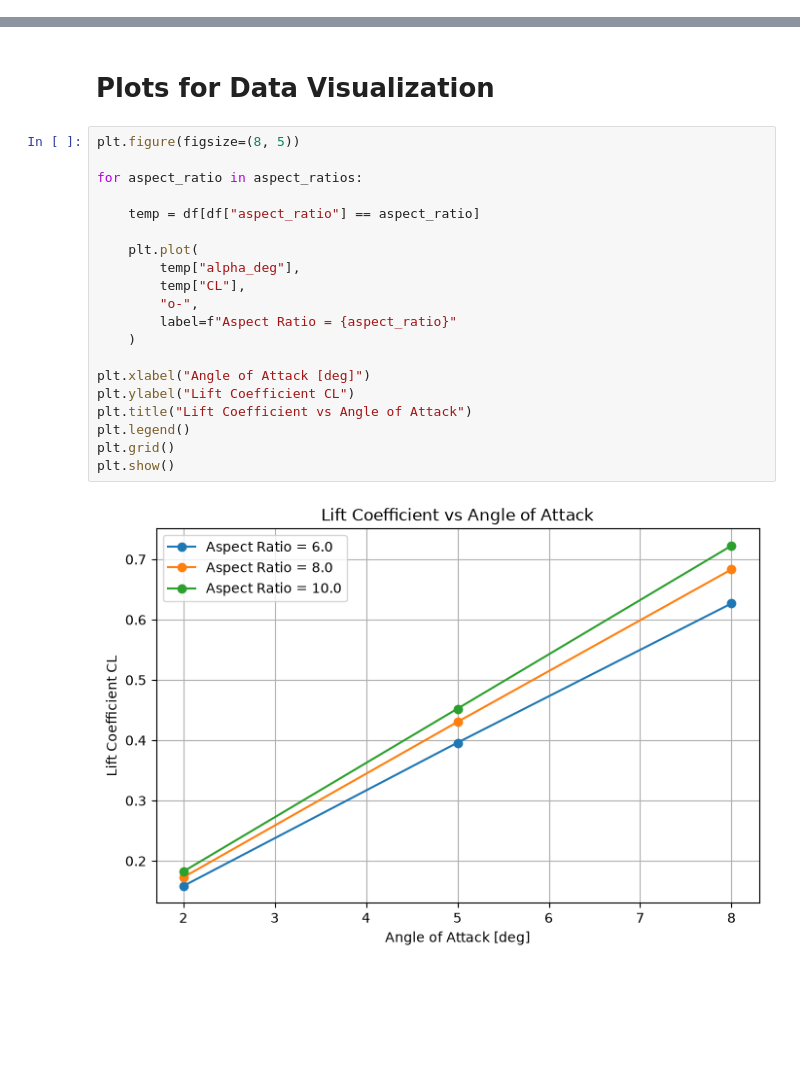
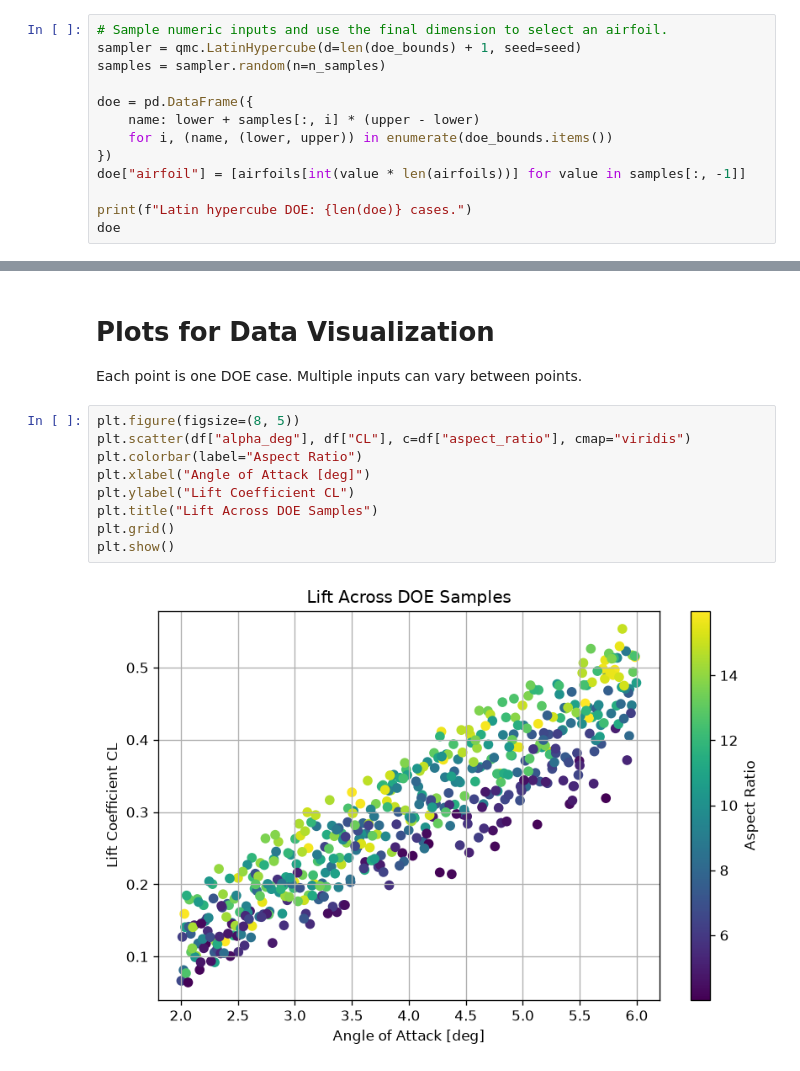
Before and after one commit to hayes-donaldson/Maching-Learning-Project, a Jupyter notebook: notebooks/data_generation.ipynb, the cells around one changed output, grey strips where cells are left out. Drawn from its saved outputs; the diff is of its cells as text; blank space fills up the shorter version.

```diff
--- a/notebooks/data_generation.ipynb
+++ b/notebooks/data_generation.ipynb
@@ -25,0 +62,13 @@ Data will be saved in: c:\Users\jeffr\Downloads\Maching-Learning-Project-main\Ma
+# %%
+# Sample numeric inputs and use the final dimension to select an airfoil.
+sampler = qmc.LatinHypercube(d=len(doe_bounds) + 1, seed=seed)
+samples = sampler.random(n=n_samples)
+
+doe = pd.DataFrame({
+    name: lower + samples[:, i] * (upper - lower)
+    for i, (name, (lower, upper)) in enumerate(doe_bounds.items())
+})
+doe["airfoil"] = [airfoils[int(value * len(airfoils))] for value in samples[:, -1]]
+
+print(f"Latin hypercube DOE: {len(doe)} cases.")
+doe
@@ -108,26 +130,17 @@ Completed 9/9: AR = 10.0, alpha = 8.0, CL = 0.7226
 # %% [markdown]
 # Plots for Data Visualization
+
+Each point is one DOE case. Multiple inputs can vary between points.
 # %%
 plt.figure(figsize=(8, 5))
-
-for aspect_ratio in aspect_ratios:
-
-    temp = df[df["aspect_ratio"] == aspect_ratio]
-
-    plt.plot(
-        temp["alpha_deg"],
-        temp["CL"],
-        "o-",
-        label=f"Aspect Ratio = {aspect_ratio}"
-    )
-
+plt.scatter(df["alpha_deg"], df["CL"], c=df["aspect_ratio"], cmap="viridis")
+plt.colorbar(label="Aspect Ratio")
 plt.xlabel("Angle of Attack [deg]")
 plt.ylabel("Lift Coefficient CL")
-plt.title("Lift Coefficient vs Angle of Attack")
-plt.legend()
+plt.title("Lift Across DOE Samples")
 plt.grid()
 plt.show()
 # %% [output]
-[figure, old version]
+[figure, new version]
 # %%
 plt.figure(figsize=(8, 5))
```
Also changed, not shown: parts of 7 cells of this notebook, 10 other files.
